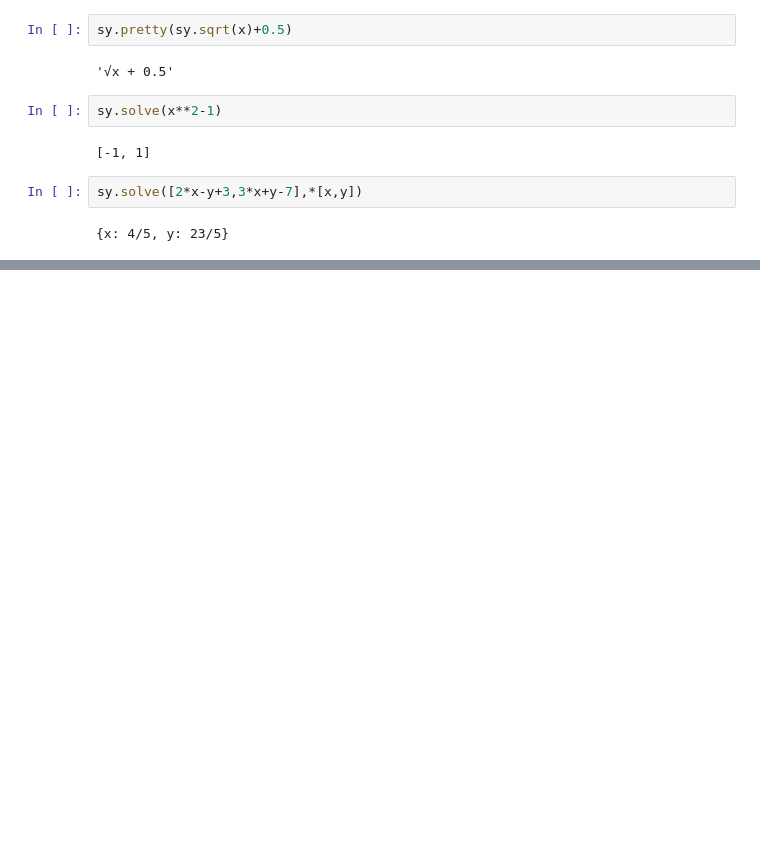
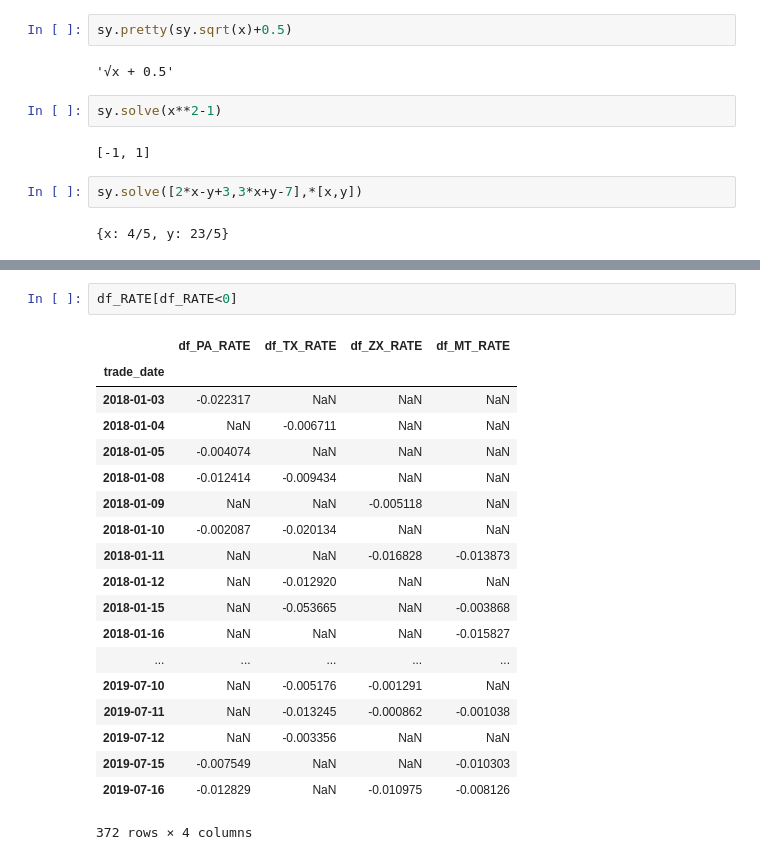
Before and after one commit to NinelieAimer/PythonLearning, a Jupyter notebook: analysisData/Math&Statistic/Math&statistic.ipynb, the cells around one changed output, grey strips where cells are left out. Drawn from its saved outputs; the diff is of its cells as text; blank space fills up the shorter version.

```diff
--- a/analysisData/Math&Statistic/Math&statistic.ipynb
+++ b/analysisData/Math&Statistic/Math&statistic.ipynb
@@ -300,0 +499,22 @@ sy.solve([2*x-y+3,3*x+y-7],*[x,y])
+# %%
+df_RATE[df_RATE<0]
+# %% [output]
+|  | df_PA_RATE | df_TX_RATE | df_ZX_RATE | df_MT_RATE |
+| trade_date |  |  |  |  |
+| 2018-01-03 | -0.022317 | NaN | NaN | NaN |
+| 2018-01-04 | NaN | -0.006711 | NaN | NaN |
+| 2018-01-05 | -0.004074 | NaN | NaN | NaN |
+| 2018-01-08 | -0.012414 | -0.009434 | NaN | NaN |
+| 2018-01-09 | NaN | NaN | -0.005118 | NaN |
+| 2018-01-10 | -0.002087 | -0.020134 | NaN | NaN |
+| 2018-01-11 | NaN | NaN | -0.016828 | -0.013873 |
+| 2018-01-12 | NaN | -0.012920 | NaN | NaN |
+| 2018-01-15 | NaN | -0.053665 | NaN | -0.003868 |
+| 2018-01-16 | NaN | NaN | NaN | -0.015827 |
+| ... | ... | ... | ... | ... |
+| 2019-07-10 | NaN | -0.005176 | -0.001291 | NaN |
+| 2019-07-11 | NaN | -0.013245 | -0.000862 | -0.001038 |
+| 2019-07-12 | NaN | -0.003356 | NaN | NaN |
+| 2019-07-15 | -0.007549 | NaN | NaN | -0.010303 |
+| 2019-07-16 | -0.012829 | NaN | -0.010975 | -0.008126 |
+372 rows × 4 columns
```
Also changed, not shown: parts of 33 cells of this notebook, 4 other files.
